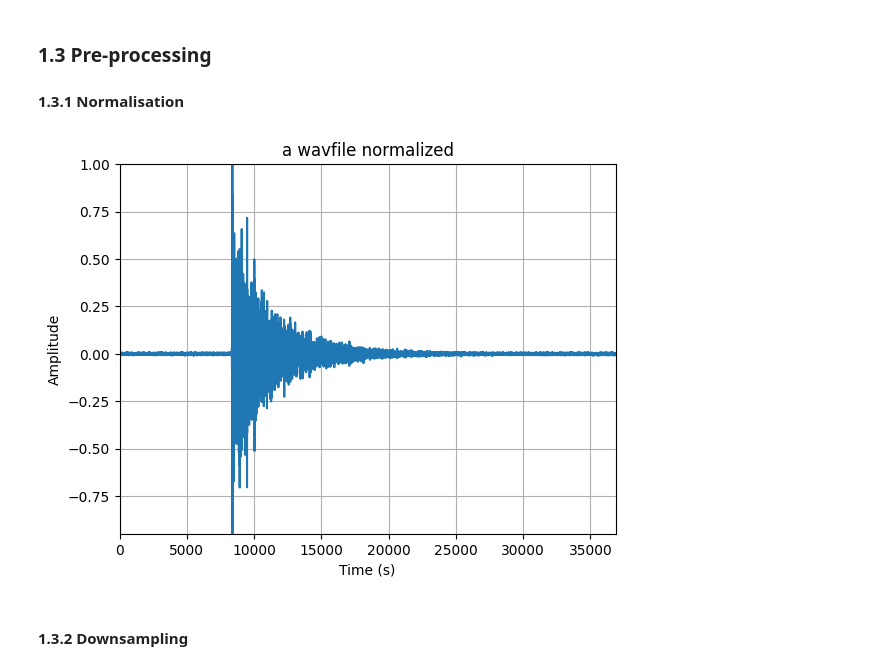
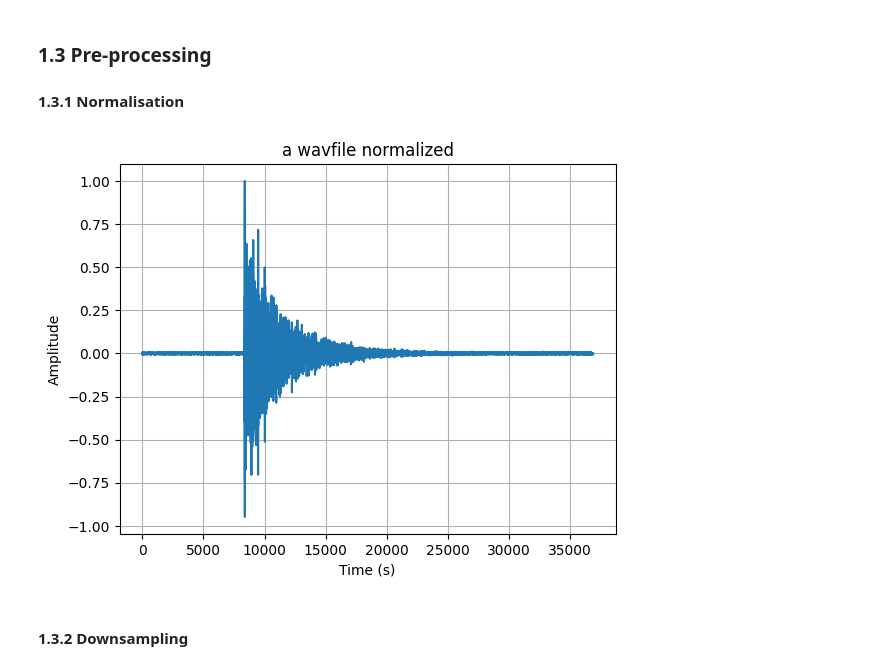
Before and after one commit to RomeoXXIV/Signal_Processing_Project_2022, a Jupyter notebook: SP - Project2022.ipynb, the cells around one changed output. Saved outputs shown, nothing was run; the diff lists cells and outputs as text; code cells hidden in the pictures.

```diff
--- a/SP - Project2022.ipynb
+++ b/SP - Project2022.ipynb
@@ -96,23 +104,27 @@ for i, sample in enumerate(sine_wave):
 ### 1.3 Pre-processing
 #### 1.3.1 Normalisation
 # %%
+import matplotlib.pyplot as plt
+
+
 def normalise(s):
     out = s/max(abs(s))
     return out
 
 
 # call and test your function here #
 signal = read_wavefile(files[0])[1]
 normalised_signal = normalise(signal)
+
 plt.title("a wavfile normalized")
 plt.plot(normalised_signal)
 plt.xlabel("Time (s)")
 plt.ylabel("Amplitude")
-plt.margins(x=0, y=0)
+# plt.margins(x=0, y=0)
 plt.grid()
 plt.show()
 # %% [output]
-[figure, old version]
+[figure, new version]
 # %% [markdown]
 #### 1.3.2 Downsampling
 # %%
```
Also changed, not shown: parts of 5 cells of this notebook, 1 other file.
